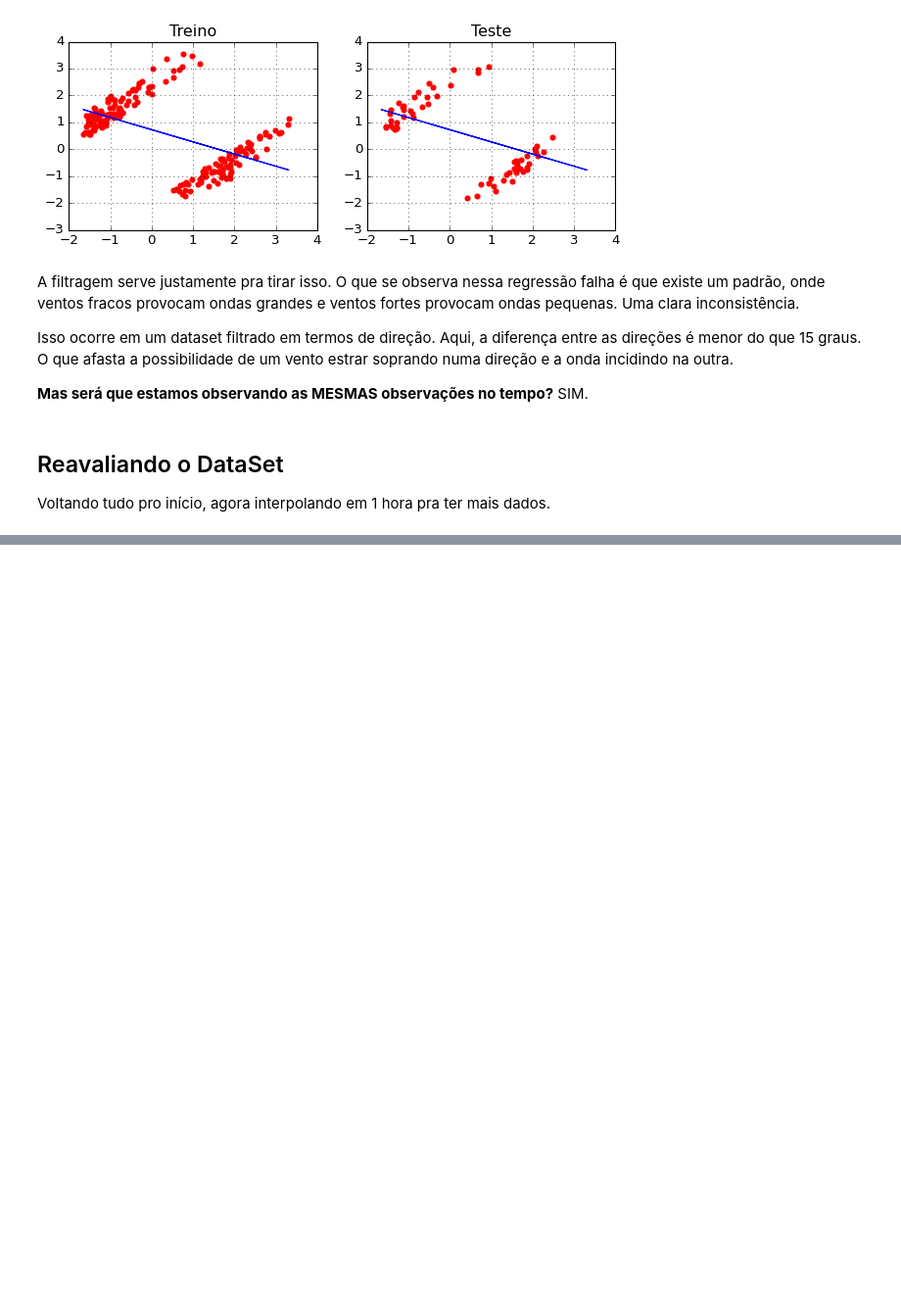
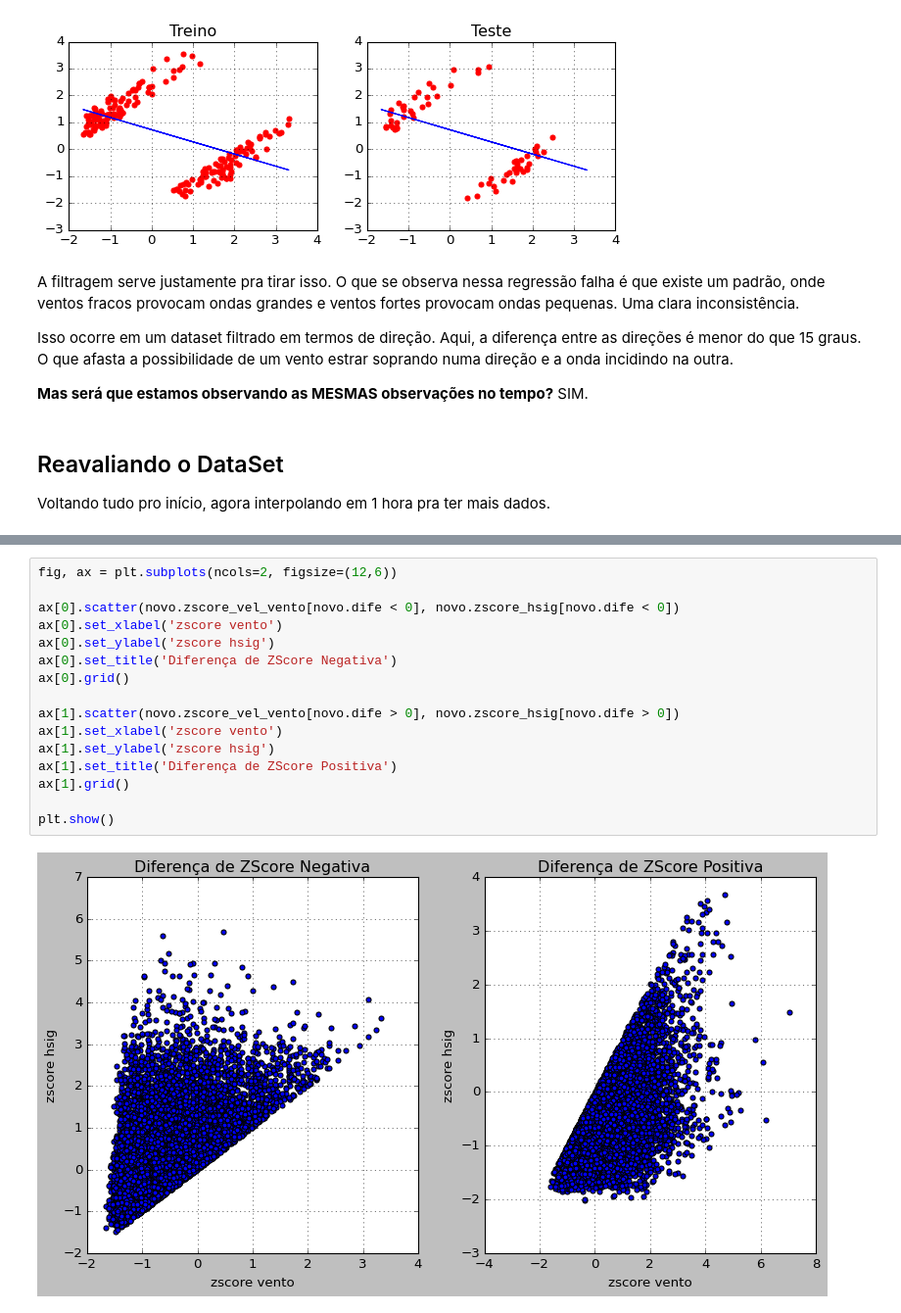
Before and after one commit to jonatanriq/oceanografia, a Jupyter notebook: analise_simcosta_ipanema.ipynb, the cells around one changed output, grey strips where cells are left out. Shown at 98% size. Cells and saved outputs as stored; diff of their text form; blank space fills up the shorter version.

```diff
--- a/analise_simcosta_ipanema.ipynb
+++ b/analise_simcosta_ipanema.ipynb
@@ -625,0 +674,18 @@ novo
+# %%
+fig, ax = plt.subplots(ncols=2, figsize=(12,6))
+
+ax[0].scatter(novo.zscore_vel_vento[novo.dife < 0], novo.zscore_hsig[novo.dife < 0])
+ax[0].set_xlabel('zscore vento')
+ax[0].set_ylabel('zscore hsig')
+ax[0].set_title('Diferença de ZScore Negativa')
+ax[0].grid()
+
+ax[1].scatter(novo.zscore_vel_vento[novo.dife > 0], novo.zscore_hsig[novo.dife > 0])
+ax[1].set_xlabel('zscore vento')
+ax[1].set_ylabel('zscore hsig')
+ax[1].set_title('Diferença de ZScore Positiva')
+ax[1].grid()
+
+plt.show()
+# %% [output]
+[figure, added]
```
Also changed, not shown: parts of 19 cells of this notebook.
